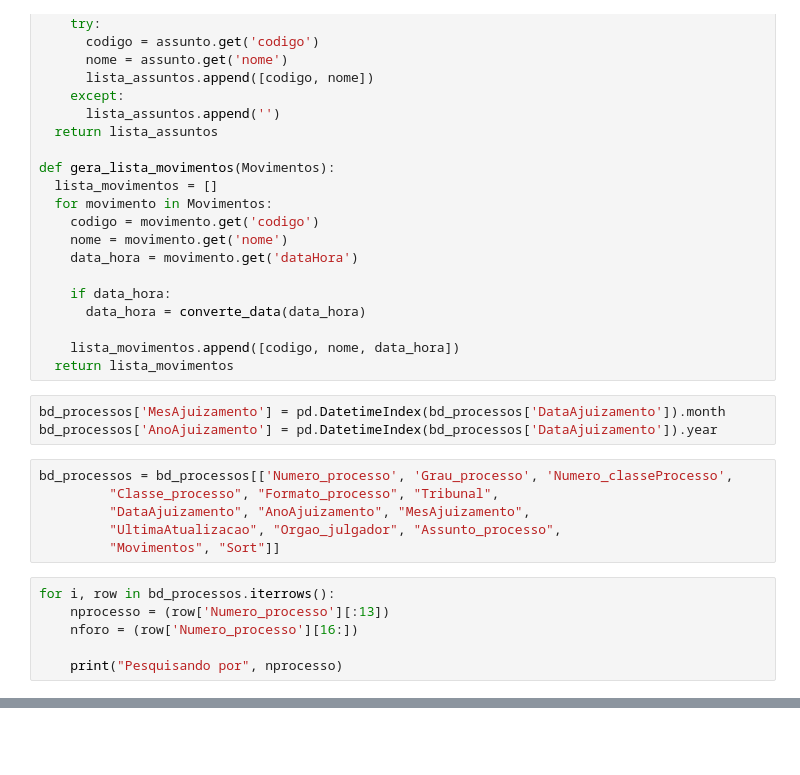
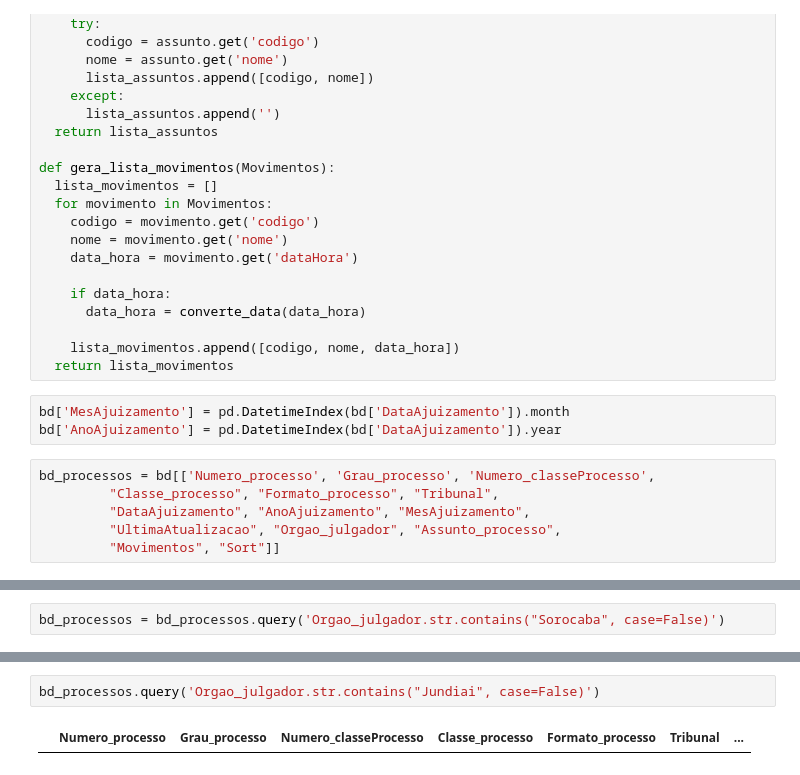
Before and after one commit to mtharruda/TJ_Scrapers, a Jupyter notebook: TJSP.ipynb, the cells around one changed output, grey strips where cells are left out. Cells and saved outputs as stored; diff of their text form; blank space fills up the shorter version.

```diff
--- a/TJSP.ipynb
+++ b/TJSP.ipynb
@@ -390,17 +454,11 @@ def gera_lista_movimentos(Movimentos):
     lista_movimentos.append([codigo, nome, data_hora])
   return lista_movimentos
 # %%
-bd_processos['MesAjuizamento'] = pd.DatetimeIndex(bd_processos['DataAjuizamento']).month
-bd_processos['AnoAjuizamento'] = pd.DatetimeIndex(bd_processos['DataAjuizamento']).year
+bd['MesAjuizamento'] = pd.DatetimeIndex(bd['DataAjuizamento']).month
+bd['AnoAjuizamento'] = pd.DatetimeIndex(bd['DataAjuizamento']).year
 # %%
-bd_processos = bd_processos[['Numero_processo', 'Grau_processo', 'Numero_classeProcesso',
+bd_processos = bd[['Numero_processo', 'Grau_processo', 'Numero_classeProcesso',
          "Classe_processo", "Formato_processo", "Tribunal",
          "DataAjuizamento", "AnoAjuizamento", "MesAjuizamento",
          "UltimaAtualizacao", "Orgao_julgador", "Assunto_processo",
          "Movimentos", "Sort"]]
-# %%
-for i, row in bd_processos.iterrows():
-    nprocesso = (row['Numero_processo'][:13])
-    nforo = (row['Numero_processo'][16:])
-
-    print("Pesquisando por", nprocesso)
@@ -425 +465,3 @@ Pesquisando por 2000116961996
+# %%
+bd_processos = bd_processos.query('Orgao_julgador.str.contains("Sorocaba", case=False)')
 # %%
@@ -521,0 +609,4 @@ entidades
+# %%
+bd_processos.query('Orgao_julgador.str.contains("Jundiai", case=False)')
+# %% [output]
+|  | Numero_processo | Grau_processo | Numero_classeProcesso | Classe_processo | Formato_processo | Tribunal | ... |
```
Also changed, not shown: parts of 17 cells of this notebook, 1 other file.
